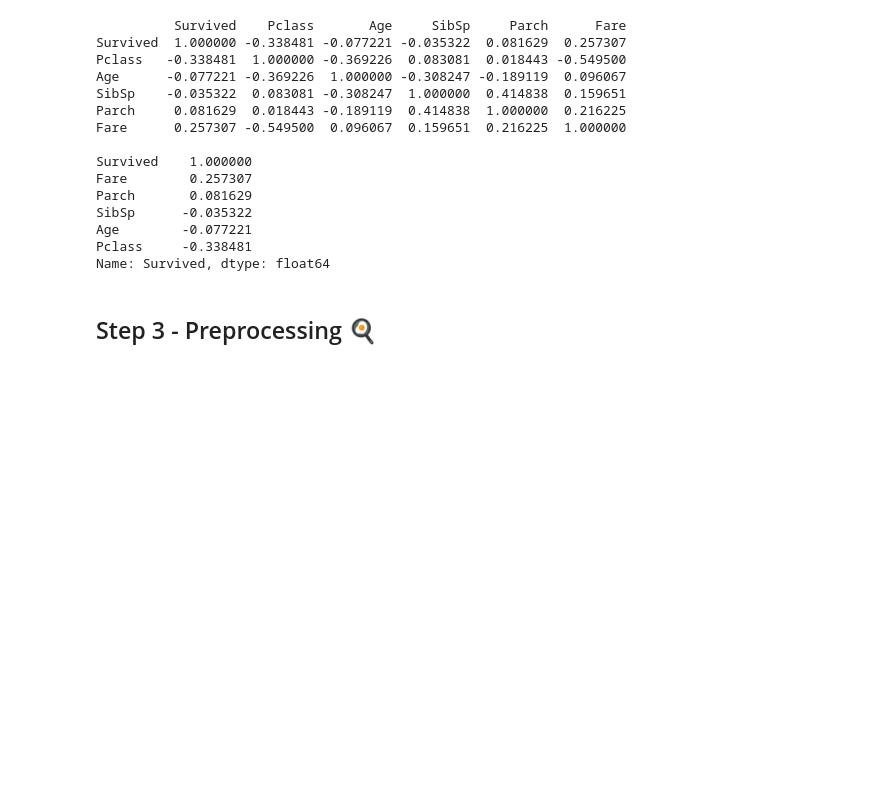
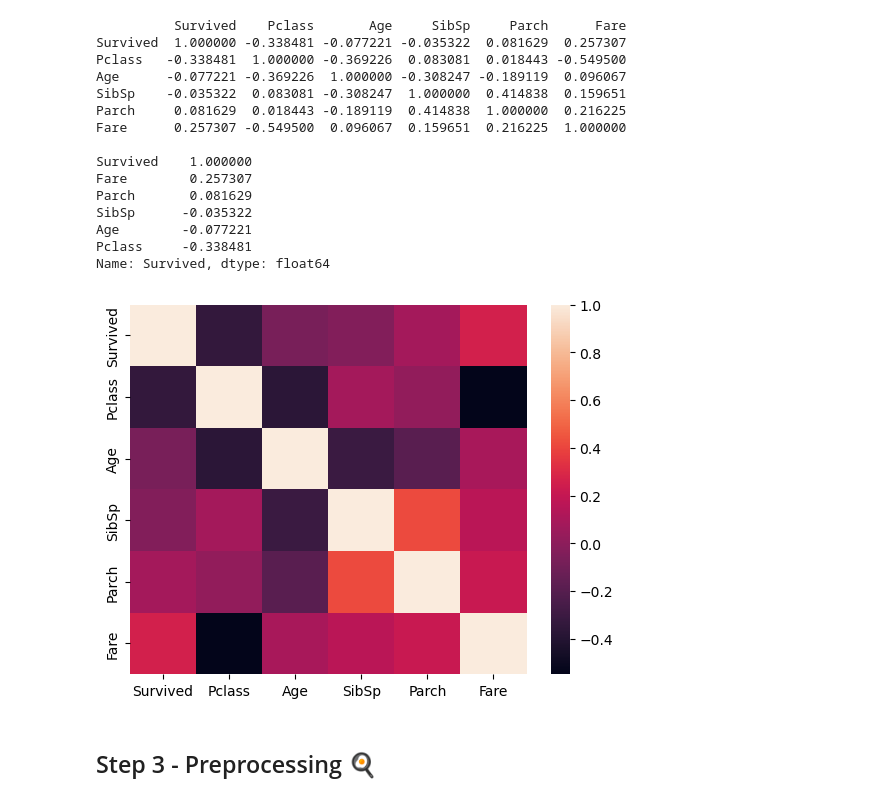
Before and after one commit to 40tude/Data_Essentials_Stage_Oct_2023, a Jupyter notebook: 04-ML-J2/Exo-01.ipynb, the cells around one changed output. Saved outputs shown, nothing was run; the diff lists cells and outputs as text; code cells hidden in the pictures; blank space fills up the shorter version.

```diff
--- a/04-ML-J2/Exo-01.ipynb
+++ b/04-ML-J2/Exo-01.ipynb
@@ -236,6 +236,10 @@ SibSp      -0.035322
 Age        -0.077221
 Pclass     -0.338481
 Name: Survived, dtype: float64
+# %%
+sns.heatmap(df.corr(numeric_only=True));                        # voir le ; à la fin de la ligne c'est équivalent à _ = ...
+# %% [output]
+[figure, added]
 # %% [markdown]
 ## Step 3 - Preprocessing 🍳
 # %% [markdown]
```
Also changed, not shown: parts of 4 cells of this notebook, 8 other files.
